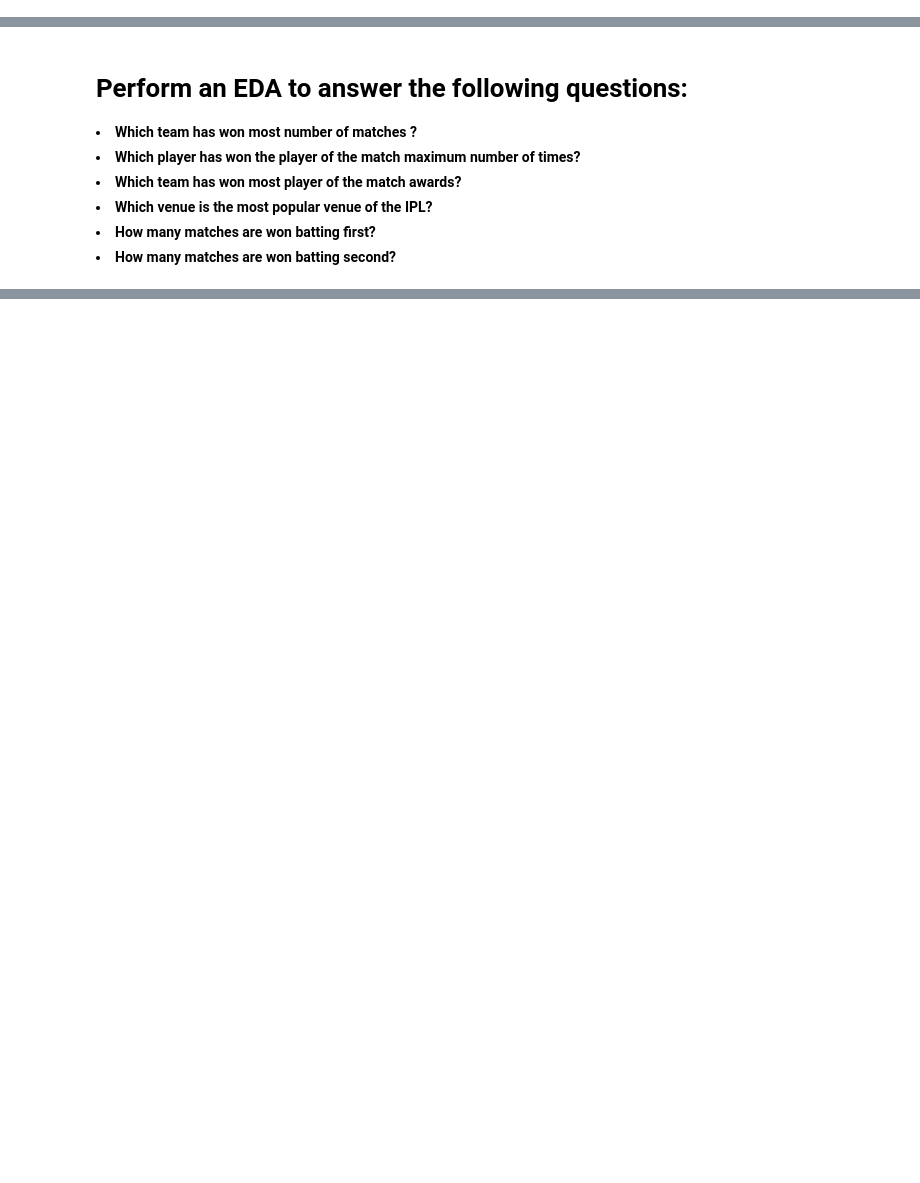
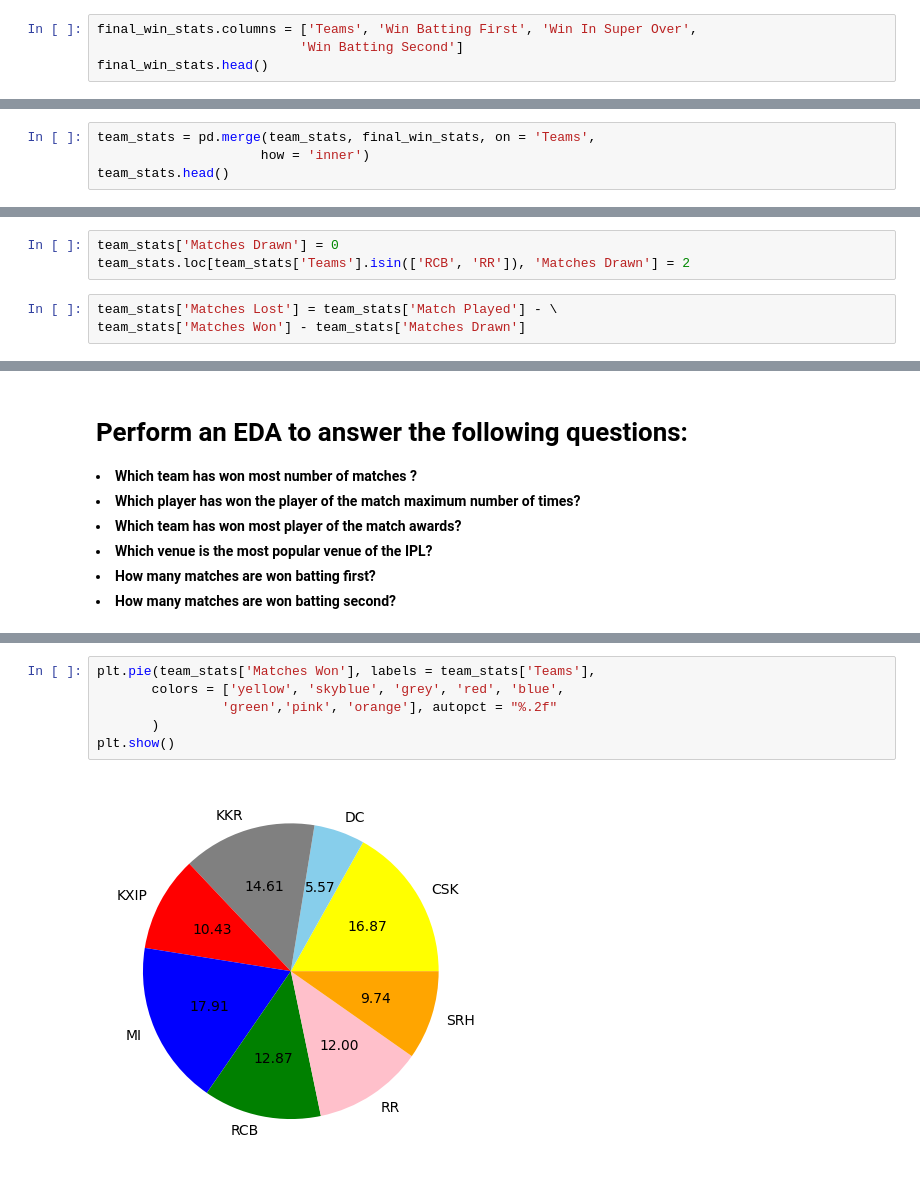
Before and after one commit to prabhat-123/Python_For_Data_Science, a Jupyter notebook: ipl.ipynb, the cells around one changed output, grey strips where cells are left out. Cells and saved outputs as stored; diff of their text form; blank space fills up the shorter version.

Commit message:
performing eda on ipl matches

```diff
--- a/ipl.ipynb
+++ b/ipl.ipynb
@@ -215,0 +244,4 @@ Name: WonBy, dtype: int64
+# %%
+final_win_stats.columns = ['Teams', 'Win Batting First', 'Win In Super Over',
+                          'Win Batting Second']
+final_win_stats.head()
@@ -215,0 +255,4 @@ Name: WonBy, dtype: int64
+# %%
+team_stats = pd.merge(team_stats, final_win_stats, on = 'Teams',
+                     how = 'inner')
+team_stats.head()
@@ -215,0 +272,6 @@ Name: WonBy, dtype: int64
+# %%
+team_stats['Matches Drawn'] = 0
+team_stats.loc[team_stats['Teams'].isin(['RCB', 'RR']), 'Matches Drawn'] = 2
+# %%
+team_stats['Matches Lost'] = team_stats['Match Played'] - \
+team_stats['Matches Won'] - team_stats['Matches Drawn']
@@ -232,0 +312,8 @@ Index(['ID', 'City', 'Date', 'Season', 'MatchNumber', 'Team1', 'Team2',
+# %%
+plt.pie(team_stats['Matches Won'], labels = team_stats['Teams'],
+       colors = ['yellow', 'skyblue', 'grey', 'red', 'blue',
+                'green','pink', 'orange'], autopct = "%.2f"
+       )
+plt.show()
+# %% [output]
+[figure, added]
```
Also changed, not shown: parts of 34 cells of this notebook, 1 other file.
